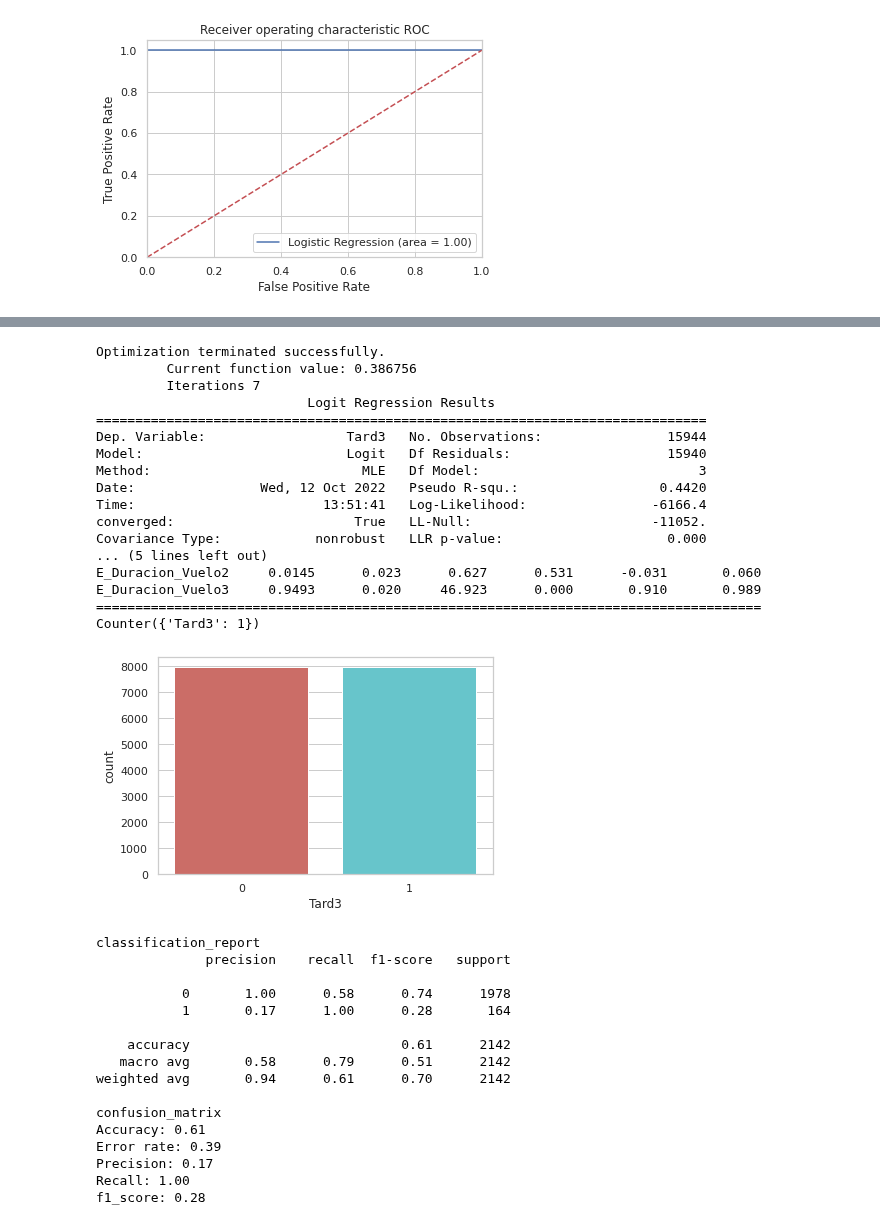
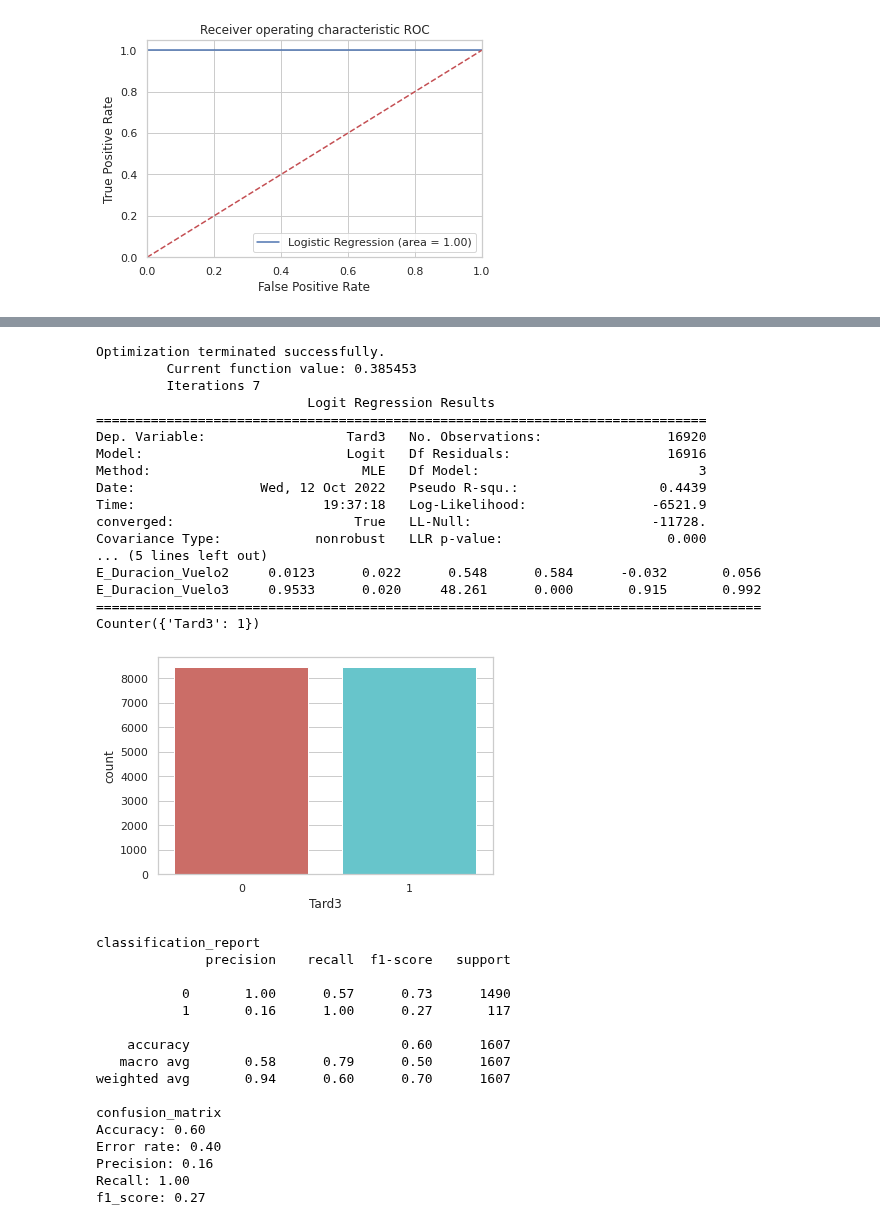
Before and after one commit to JMML2021/Entrega-projecte-final, a Jupyter notebook: utilitzar_loggistic_regression_per_mirar_els_coeficients_.ipynb, the cells around one changed output, grey strips where cells are left out. Drawn from its saved outputs; the diff is of its cells as text; code cells hidden in the pictures.

```diff
--- a/utilitzar_loggistic_regression_per_mirar_els_coeficients_.ipynb
+++ b/utilitzar_loggistic_regression_per_mirar_els_coeficients_.ipynb
@@ -632,7 +650,7 @@ plt.show()
 # %% [output]
 [figure]
 # %%
-#@title Logistic Regression with the statsmodel library. Umbanaced
+#@title 01.- Logistic Regression with the statsmodel library. Umbanaced
 
 
 df2=pd.DataFrame(df2)
@@ -677,6 +695,8 @@ prediction
 print(classification_report(y_test, prediction))
 plot_confusion_matrix(confusion_matrix(y_test, prediction))
 
+precision=round(accuracy_score(y_test, prediction),2)
+accuracy.append(['8_Variables_Unbalance', precision])
 
 print('Accuracy: {:.2f}'.format(accuracy_score(y_test, prediction)))
 print('Error rate: {:.2f}'.format(1 - accuracy_score(y_test, prediction)))
@@ -718,36 +738,29 @@ Recall: 1.00
 f1_score: 1.00
 [figure]
 # %%
+#@title 02 Logistic Regression with the statsmodel library. Balanced
+
 datos_x= df2.loc[:, [ 'Puntualidad2', 'E_Despegue2','E_Despegue3', 'E_Duracion_Vuelo2','E_Duracion_Vuelo3',]].values
+datos_y = df2.loc[:,['Tard3']]
 
-datos_y = df2.loc[:,['Tard3']]
-X_train, X_test, y_train, y_test = train_test_split(
-                                        datos_x,
+X_train, X_test, y_train, y_test = train_test_split(datos_x,
                                        datos_y,
                                         train_size   = 0.8,
                                         random_state = 1234,
-                                        shuffle      = True
-                                    )
+                                        shuffle      = True )
 
 oversample = RandomOverSampler(sampling_strategy='minority')
 # fit and apply the transform
 X_over, y_over = oversample.fit_resample(X_train, y_train)
 
-
 model = sm.Logit(y_over, X_over)
-
-
-
-##model.exog_names[:] = [ 'Puntualidad2',          'E_Despegue2','E_Despegue3',      'E_Duracion_Vuelo2','E_Duracion_Vuelo3',]
-
-#endog_name = model.endog_names
 
 
 model_fit = model.fit()
 
 print(model_fit.summary())
 
-# Predict..
+
 y_pred = model_fit.predict(X_test)
 prediction = list(map(round, y_pred))
 prediction
@@ -761,6 +774,8 @@ plt.show()
 print(classification_report(y_test, prediction))
 plot_confusion_matrix(confusion_matrix(y_test, prediction), cmap='flag')
 
+precision=round(accuracy_score(y_test, prediction),2)
+accuracy.append(['6Variables_balanceadoTrain_escalado', precision])
 
 print('Accuracy: {:.2f}'.format(accuracy_score(y_test, prediction)))
 print('Error rate: {:.2f}'.format(1 - accuracy_score(y_test, prediction)))
@@ -905,6 +902,5 @@ f1_score: 0.57
 # %%
-#@title StandardScale, Regresion Logistic, oversample
-
+#@title 04 StandardScale, Regresion Logistic, oversample
 
 exog_names = ['E_Despegue2','E_Despegue3', 'E_Duracion_Vuelo2','E_Duracion_Vuelo3',]
 
@@ -912,16 +908,15 @@ mapper = DataFrameMapper([(exog_names, StandardScaler())])
 scaled_features = mapper.fit_transform(df2.copy(), 4)
 datos_x= pd.DataFrame(scaled_features, index=df2.index, columns=exog_names)
 
-df1_StdScaler.head()
 
-exog_names = ['E_Despegue2','E_Despegue3', 'E_Duracion_Vuelo2','E_Duracion_Vuelo3',]
+#exog_names = ['E_Despegue2','E_Despegue3', 'E_Duracion_Vuelo2','E_Duracion_Vuelo3',]
 
 datos_y = df2.loc[:,['Tard3']]
 
 X_train, X_test, y_train, y_test = train_test_split(
                                         datos_x,
                                        datos_y,
-                                        train_size   = 0.8,
+                                        train_size   = 0.85,
                                         random_state = 1234,
                                         shuffle      = True
                                     )
@@ -932,11 +927,7 @@ X_over, y_over = oversample.fit_resample(X_train, y_train)
 
 
 model = sm.Logit(y_over, X_over)
-
-
-
 model.exog_names[:] = exog_names
-
 endog_name = model.endog_names
 
 
@@ -949,59 +940,58 @@ y_pred = model_fit.predict(X_test)
 prediction = list(map(round, y_pred))
 prediction
 
 print(Counter(y_over))
 
 fig, ax = plt.subplots(figsize=(6, 4))
 sns.countplot(x='Tard3',data=y_over, palette='hls')
 plt.show()
 
 print('classification_report')
 print(classification_report(y_test, prediction))
 print('confusion_matrix')
 
+cf_matrix=plot_confusion_matrix(confusion_matrix(y_test, prediction), cmap='jet')
 
-#sns.heatmap(cf_matrix, annot=True)
+precision=round(accuracy_score(y_test, prediction),2)
+accuracy.append(['4Variables_balanceado_StandardScale', precision])
 
-#sns.heatmap(plot_confusion_matrix(confusion_matrix(y_test, prediction)), annot=True)
-cf_matrix=plot_confusion_matrix(confusion_matrix(y_test, prediction), cmap='jet')
-#sns.heatmap(cf_matrix)
 print('Accuracy: {:.2f}'.format(accuracy_score(y_test, prediction)))
 print('Error rate: {:.2f}'.format(1 - accuracy_score(y_test, prediction)))
 print('Precision: {:.2f}'.format(precision_score(y_test, prediction)))
 print('Recall: {:.2f}'.format(recall_score(y_test, prediction)))
 print('f1_score: {:.2f}'.format(f1_score(y_test, prediction)))
 # %% [output]
 Optimization terminated successfully.
-         Current function value: 0.386756
+         Current function value: 0.385453
          Iterations 7
                            Logit Regression Results
 ==============================================================================
-Dep. Variable:                  Tard3   No. Observations:                15944
-Model:                          Logit   Df Residuals:                    15940
+Dep. Variable:                  Tard3   No. Observations:                16920
+Model:                          Logit   Df Residuals:                    16916
 Method:                           MLE   Df Model:                            3
-Date:                Wed, 12 Oct 2022   Pseudo R-squ.:                  0.4420
-Time:                        13:51:41   Log-Likelihood:                -6166.4
-converged:                       True   LL-Null:                       -11052.
+Date:                Wed, 12 Oct 2022   Pseudo R-squ.:                  0.4439
+Time:                        19:37:18   Log-Likelihood:                -6521.9
+converged:                       True   LL-Null:                       -11728.
 Covariance Type:            nonrobust   LLR p-value:                     0.000
 ... (5 lines left out)
-E_Duracion_Vuelo2     0.0145      0.023      0.627      0.531      -0.031       0.060
-E_Duracion_Vuelo3     0.9493      0.020     46.923      0.000       0.910       0.989
+E_Duracion_Vuelo2     0.0123      0.022      0.548      0.584      -0.032       0.056
+E_Duracion_Vuelo3     0.9533      0.020     48.261      0.000       0.915       0.992
 =====================================================================================
 Counter({'Tard3': 1})
-[figure, old version]
+[figure, new version]
 classification_report
               precision    recall  f1-score   support
 
-           0       1.00      0.58      0.74      1978
-           1       0.17      1.00      0.28       164
+           0       1.00      0.57      0.73      1490
+           1       0.16      1.00      0.27       117
 
-    accuracy                           0.61      2142
-   macro avg       0.58      0.79      0.51      2142
-weighted avg       0.94      0.61      0.70      2142
+    accuracy                           0.60      1607
+   macro avg       0.58      0.79      0.50      1607
+weighted avg       0.94      0.60      0.70      1607
 
 confusion_matrix
-Accuracy: 0.61
-Error rate: 0.39
-Precision: 0.17
+Accuracy: 0.60
+Error rate: 0.40
+Precision: 0.16
 Recall: 1.00
-f1_score: 0.28
+f1_score: 0.27
```
Also changed, not shown: parts of 20 cells of this notebook.
